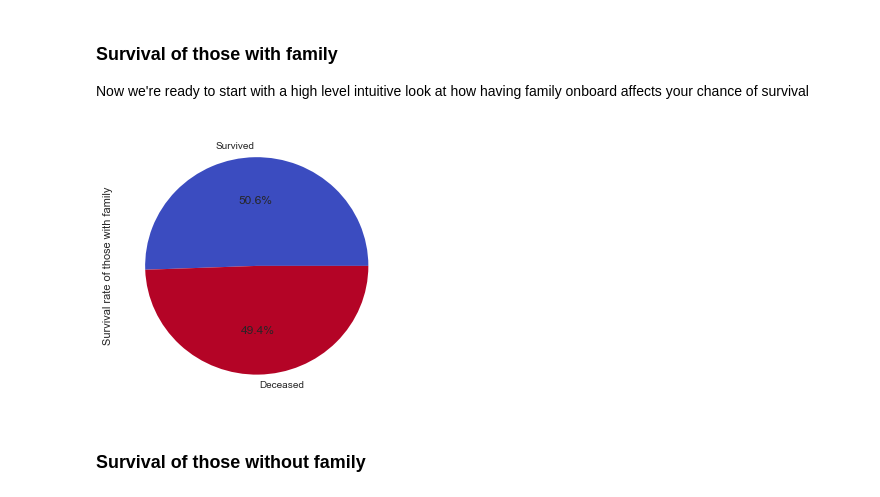
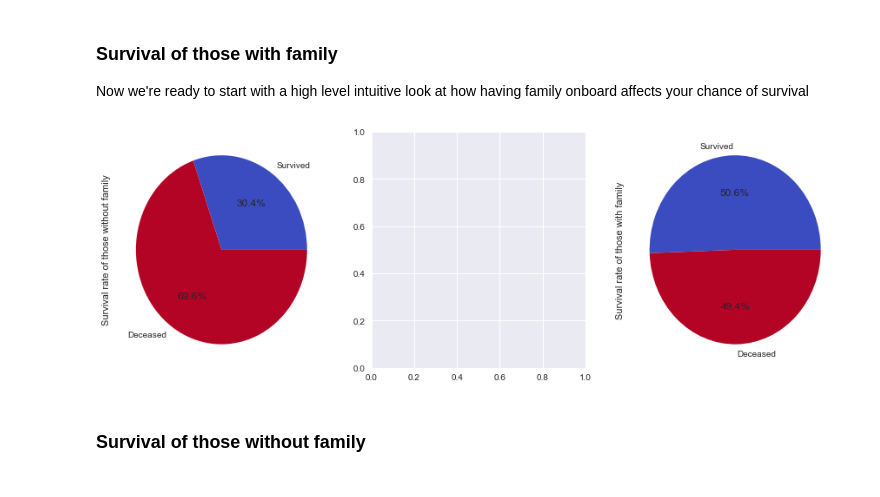
Before and after one commit to kylemeenehan/titanic-data, a Jupyter notebook: Titanic Project.ipynb, the cells around one changed output. Cells and saved outputs as stored; diff of their text form; code cells hidden in the pictures.

Commit message:
updated pi function to take number of columns

```diff
--- a/Titanic Project.ipynb
+++ b/Titanic Project.ipynb
@@ -77,9 +77,9 @@ It looks like there's quite a bit of data missing for Age, but we're not going t
 
 It's time to start working with the data. To start with, let's create a few simple pie charts to get a high-level view of where we're going. Before we start, we'll create a helper function to speed things up for the next few pie charts, while also making our code more maintainable.
 # %%
-def plot_survival_pie_by_len(survived,deceased, label, ax):
+def plot_survival_pie_by_len(survived,deceased, label, ax, columns):
     survival_series = pd.Series([len(survived), len(deceased)],index=['Survived', 'Deceased'])
-    survival_series.plot.pie(ax=ax, label=label, figsize=(15,5), colormap='coolwarm', autopct='%1.1f%%')
+    survival_series.plot.pie(ax=ax, label=label, figsize=(5* columns,5), colormap='coolwarm', autopct='%1.1f%%')
 # %% [markdown]
 ## Helpful Subsets
 
@@ -159,15 +159,18 @@ Now we're ready to start with a high level intuitive look at how having family o
 # %%
 has_family_survived = survived[survived.has_family]
 has_family_not_survived = deceased[deceased.has_family]
 
 no_family_survived = survived[survived.has_family == False]
 no_family_deceased = deceased[deceased.has_family == False]
 
-plot_survival_pie_by_len(no_family_survived,no_family_deceased,'Survival rate of those without family')
+fig, axes = plt.subplots(nrows=1, ncols=2)
+ax0, ax1 = axes.flatten()
 
-plot_survival_pie_by_len(has_family_survived,has_family_not_survived,'Survival rate of those with family')
+plot_survival_pie_by_len(no_family_survived,no_family_deceased,'Survival rate of those without family', ax0,2)
+
+plot_survival_pie_by_len(has_family_survived,has_family_not_survived,'Survival rate of those with family', ax2,2)
 # %% [output]
-[figure, old version]
+[figure, new version]
 # %% [markdown]
 ### Survival of those without family
 # %%
```
Also changed, not shown: parts of 1 cell of this notebook.
